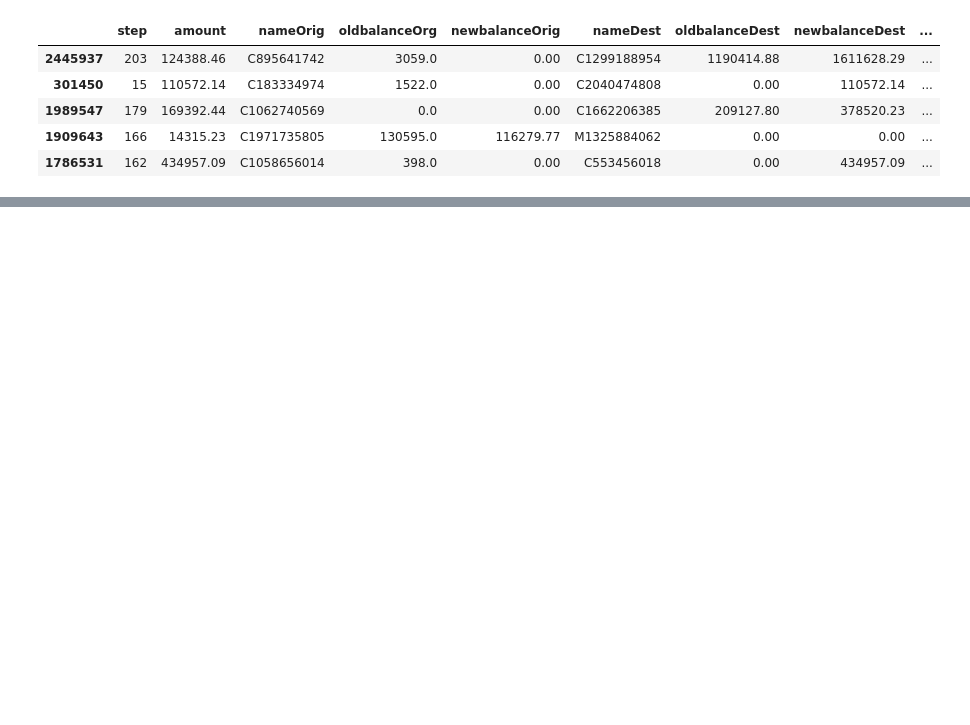
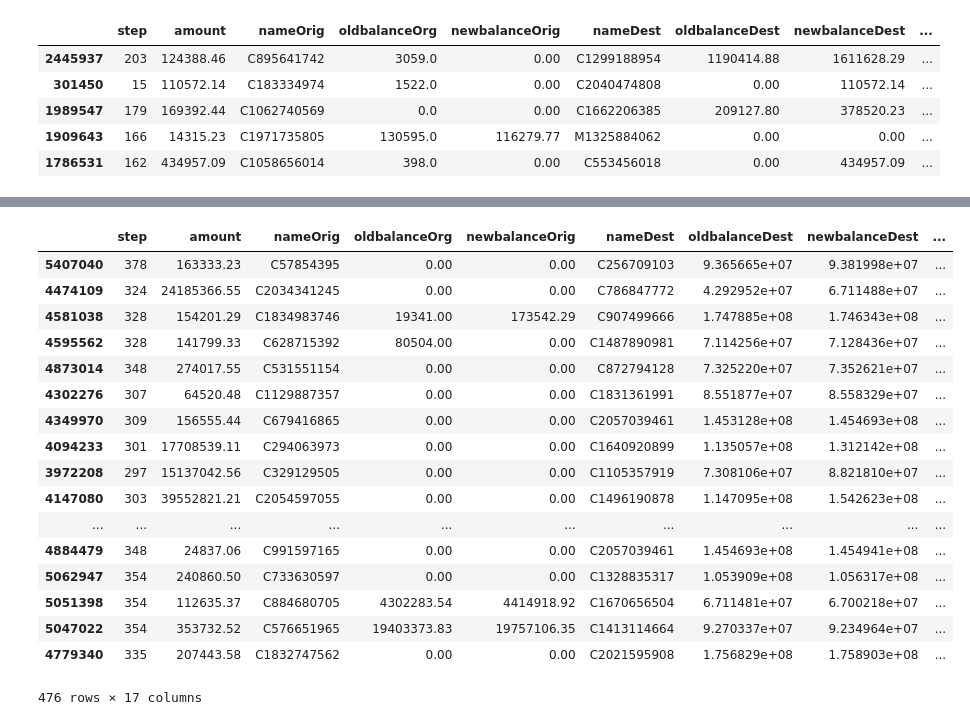
Before and after one commit to talasila/amazon-sagemaker-architecting-for-ml, a Jupyter notebook: vypin/ETL/data_prep_sreeni.ipynb, the cells around one changed output, grey strips where cells are left out. Saved outputs shown, nothing was run; the diff lists cells and outputs as text; code cells hidden in the pictures; blank space fills up the shorter version.

```diff
--- a/vypin/ETL/data_prep_sreeni.ipynb
+++ b/vypin/ETL/data_prep_sreeni.ipynb
@@ -274,0 +287,22 @@ for i in scores_bins:
+# %%
+temp_df = validation_data.loc[validation_data['score'] > 5]
+temp_df
+# %% [output]
+|  | step | amount | nameOrig | oldbalanceOrg | newbalanceOrig | nameDest | oldbalanceDest | newbalanceDest | ... |
+| 5407040 | 378 | 163333.23 | C57854395 | 0.00 | 0.00 | C256709103 | 9.365665e+07 | 9.381998e+07 | ... |
+| 4474109 | 324 | 24185366.55 | C2034341245 | 0.00 | 0.00 | C786847772 | 4.292952e+07 | 6.711488e+07 | ... |
+| 4581038 | 328 | 154201.29 | C1834983746 | 19341.00 | 173542.29 | C907499666 | 1.747885e+08 | 1.746343e+08 | ... |
+| 4595562 | 328 | 141799.33 | C628715392 | 80504.00 | 0.00 | C1487890981 | 7.114256e+07 | 7.128436e+07 | ... |
+| 4873014 | 348 | 274017.55 | C531551154 | 0.00 | 0.00 | C872794128 | 7.325220e+07 | 7.352621e+07 | ... |
+| 4302276 | 307 | 64520.48 | C1129887357 | 0.00 | 0.00 | C1831361991 | 8.551877e+07 | 8.558329e+07 | ... |
+| 4349970 | 309 | 156555.44 | C679416865 | 0.00 | 0.00 | C2057039461 | 1.453128e+08 | 1.454693e+08 | ... |
+| 4094233 | 301 | 17708539.11 | C294063973 | 0.00 | 0.00 | C1640920899 | 1.135057e+08 | 1.312142e+08 | ... |
+| 3972208 | 297 | 15137042.56 | C329129505 | 0.00 | 0.00 | C1105357919 | 7.308106e+07 | 8.821810e+07 | ... |
+| 4147080 | 303 | 39552821.21 | C2054597055 | 0.00 | 0.00 | C1496190878 | 1.147095e+08 | 1.542623e+08 | ... |
+| ... | ... | ... | ... | ... | ... | ... | ... | ... | ... |
+| 4884479 | 348 | 24837.06 | C991597165 | 0.00 | 0.00 | C2057039461 | 1.454693e+08 | 1.454941e+08 | ... |
+| 5062947 | 354 | 240860.50 | C733630597 | 0.00 | 0.00 | C1328835317 | 1.053909e+08 | 1.056317e+08 | ... |
+| 5051398 | 354 | 112635.37 | C884680705 | 4302283.54 | 4414918.92 | C1670656504 | 6.711481e+07 | 6.700218e+07 | ... |
+| 5047022 | 354 | 353732.52 | C576651965 | 19403373.83 | 19757106.35 | C1413114664 | 9.270337e+07 | 9.234964e+07 | ... |
+| 4779340 | 335 | 207443.58 | C1832747562 | 0.00 | 0.00 | C2021595908 | 1.756829e+08 | 1.758903e+08 | ... |
+476 rows × 17 columns
```
Also changed, not shown: parts of 9 cells of this notebook.
